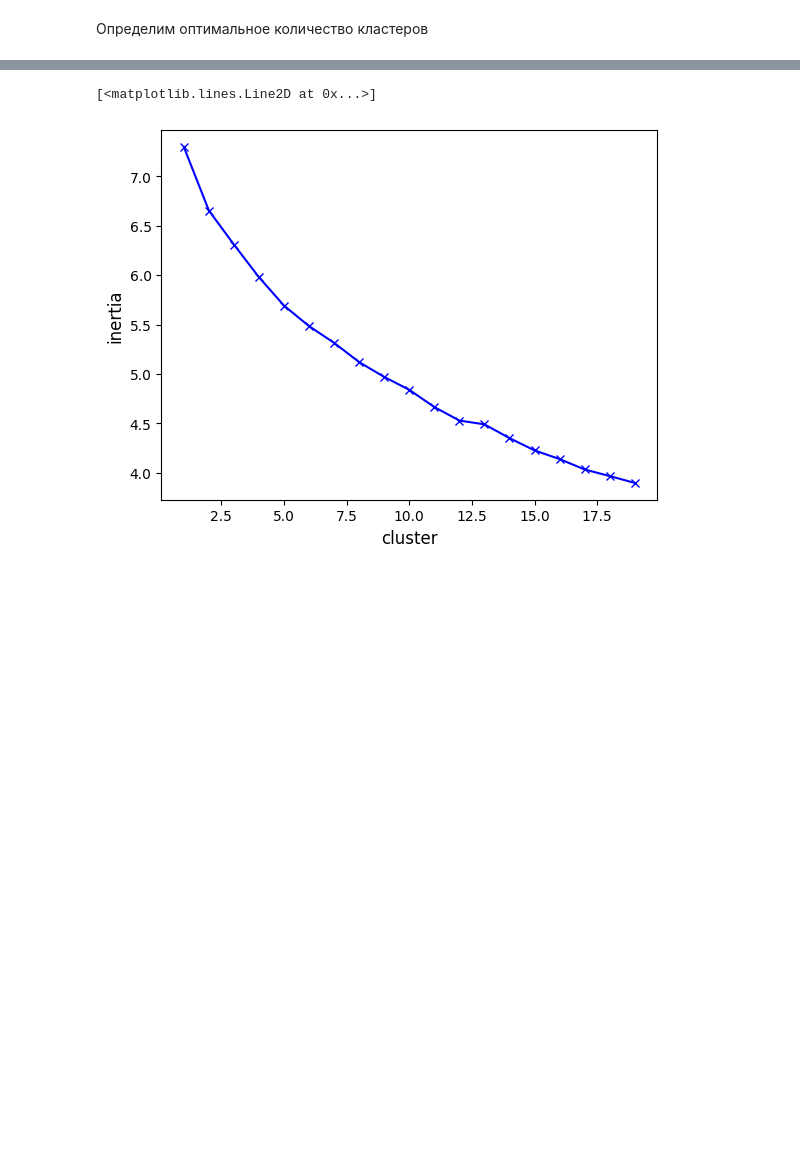
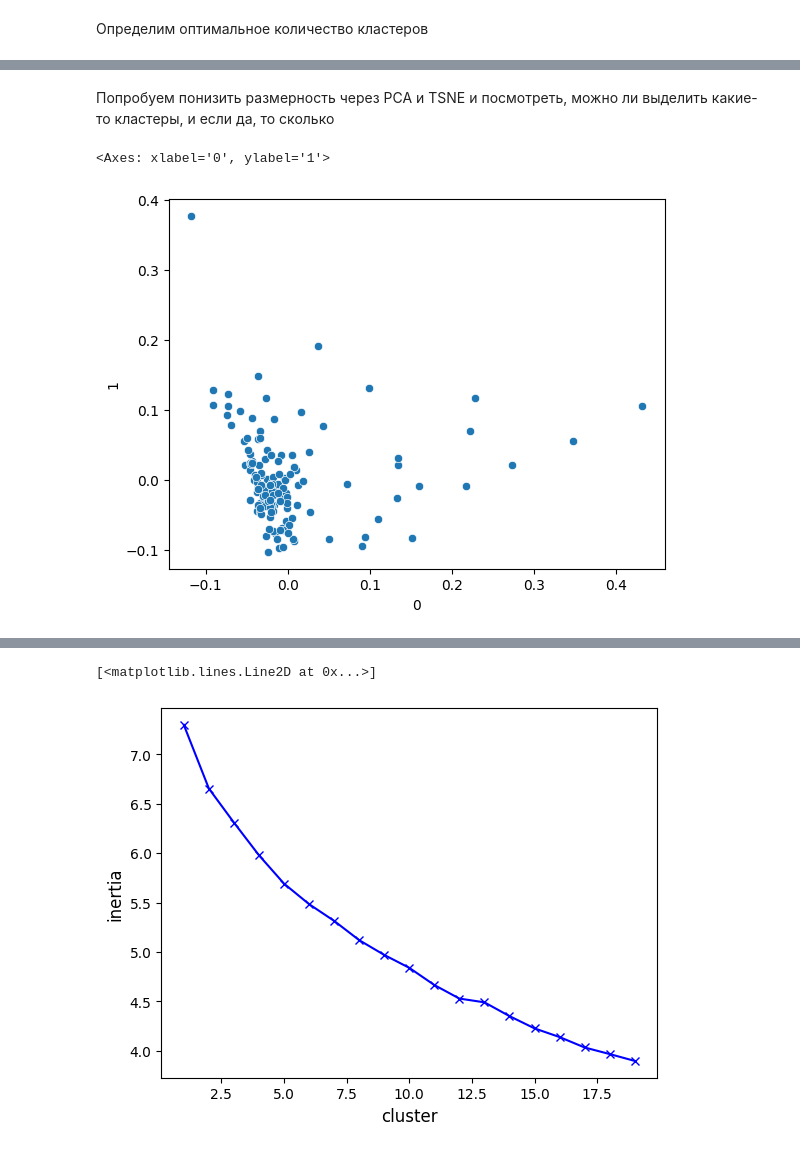
Before and after one commit to anna-grigoryeva/data_science, a Jupyter notebook: SF_final_project/store_location.ipynb, the cells around one changed output, grey strips where cells are left out. Saved outputs shown, nothing was run; the diff lists cells and outputs as text; code cells hidden in the pictures; blank space fills up the shorter version.

```diff
--- a/SF_final_project/store_location.ipynb
+++ b/SF_final_project/store_location.ipynb
@@ -264,0 +289,10 @@ neighbourhoods_venues_sorted.head()
+# %% [markdown]
+Попробуем понизить размерность через PCA и TSNE и посмотреть, можно ли выделить какие-то кластеры, и если да, то сколько
+# %%
+pca = PCA(n_components=2, random_state=42)
+moscow_grouped_clustering_pca = pca.fit_transform(moscow_grouped_clustering)
+df_pca = pd.DataFrame(moscow_grouped_clustering_pca)
+sns.scatterplot(x=df_pca[0], y=df_pca[1])
+# %% [output]
+<Axes: xlabel='0', ylabel='1'>
+[figure, added]
```
Also changed, not shown: parts of 38 cells of this notebook, 1 other file.
